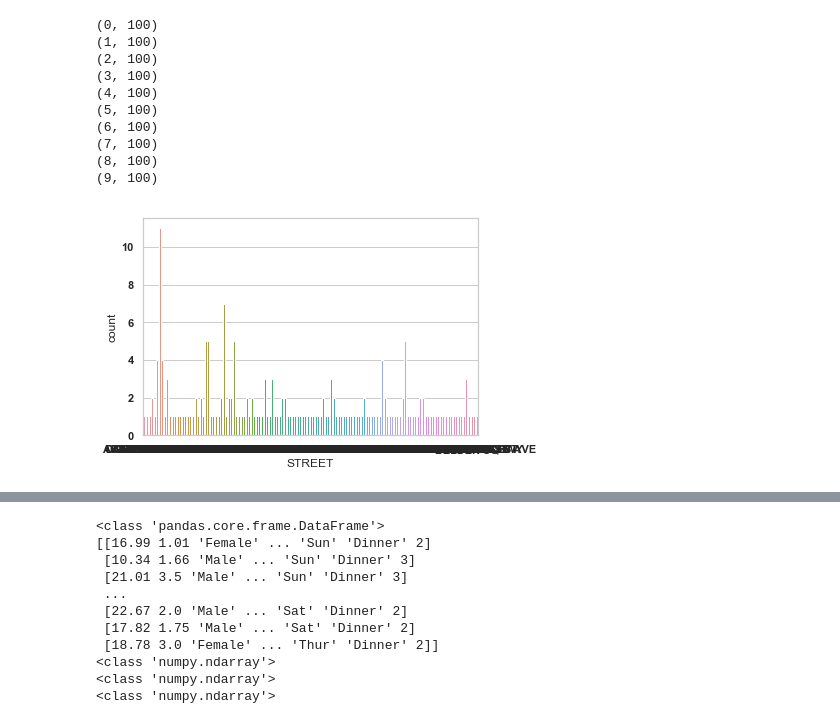
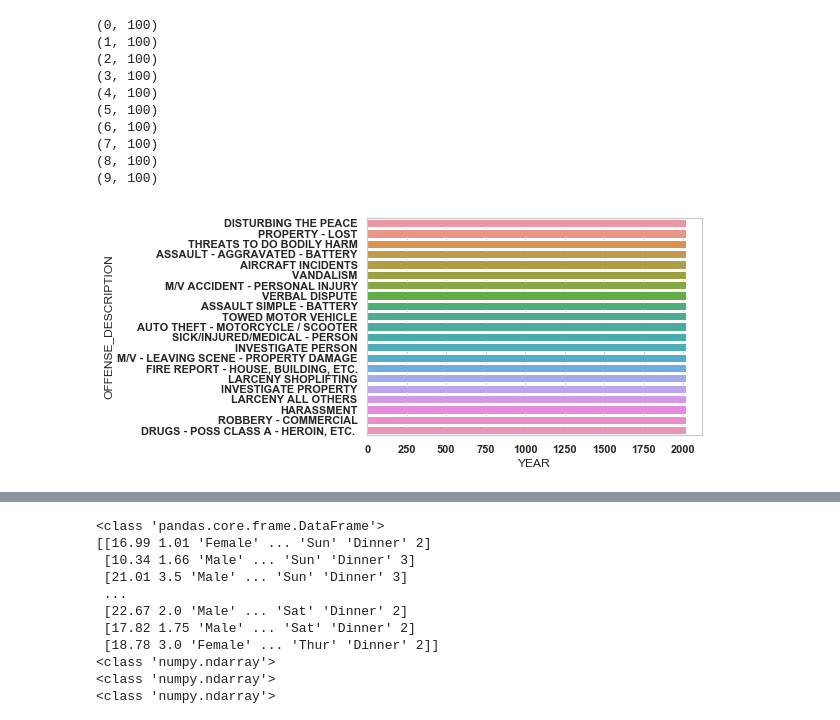
Before and after one commit to LefterisDi/TedProject2, a Jupyter notebook: project.ipynb, the cells around one changed output, grey strips where cells are left out. Saved outputs shown, nothing was run; the diff lists cells and outputs as text; code cells hidden in the pictures.

```diff
--- a/project.ipynb
+++ b/project.ipynb
@@ -134,36 +134,52 @@ for item in d.items():
 # for val in df.values:
 #     print(val)
 from numpy import array
+import seaborn as sns
 
-dl = df.head(200).values.tolist()
+dl = df.head(30).values.tolist()
 # print(df.head(10).values)
 tokens = []
 for i,item in enumerate(dl): # remove enumerate()!!!!!!!!!!!!!!!!!!!!!
 #     print(item[0])
     tokens.append(item[0].replace(', ,',',,').replace(', ','~~').replace(',"','"').replace('",','"').replace(',','"').replace('~~',', ').replace(')"',')').split('"'))
 # print(tokens)
 # for tok in tokens:
 #     print(tok)
 arr = array([tok for tok in tokens])
 # print(arr)
 dataframe_dict = {}
 labels = []
 for i,item in enumerate(arr):
     if i == 0:
         for label in item:
             dataframe_dict[label] = []
             labels.append(label)
     else:
         for i,col in enumerate(item):
             tmp_list = dataframe_dict[labels[i]]
             tmp_list.append(col)
             dataframe_dict[labels[i]] = tmp_list
 
 #     print(item)
 dlf = pd.DataFrame(dataframe_dict)
-ax = sns.countplot(x="STREET", data=dlf)
+for val in dlf.values:
+    val[1] = int(val[1])
+    if val[5] != '':
+        val[5] = int(val[5])
+    val[8] = int(val[8])
+    val[9] = int(val[9])
+    val[11] = int(val[11])
+    val[14] = float(val[14])
+    val[15] = float(val[15])
+#     print(val)
+# print(dlf.values)
+dlf.head()
+gp = dlf.groupby('YEAR').count()
+gp
+ax = sns.barplot(x="YEAR", y="OFFENSE_DESCRIPTION", data=dlf)
+# ax = sns.countplot(x="STREET", data=dlf)
 # %% [output]
-[figure, old version]
+[figure, new version]
 # %%
 # ndf = df.head(29) #takes the first x entries
 
```
Also changed, not shown: parts of 4 cells of this notebook.
